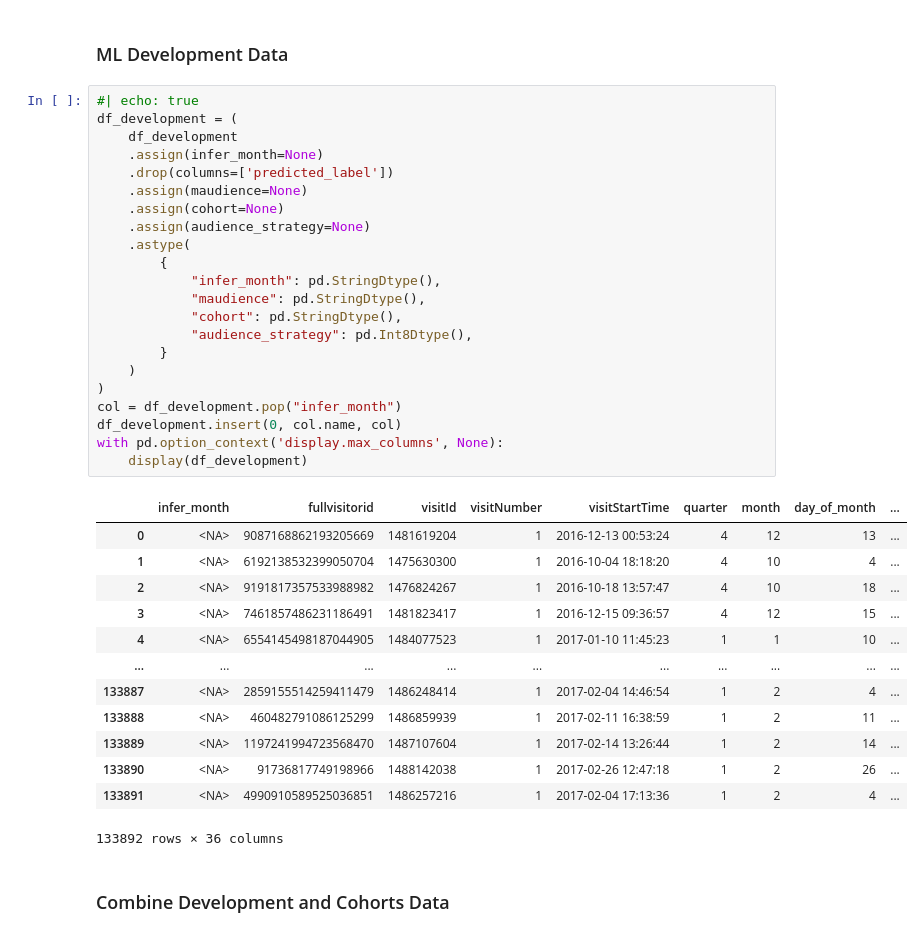
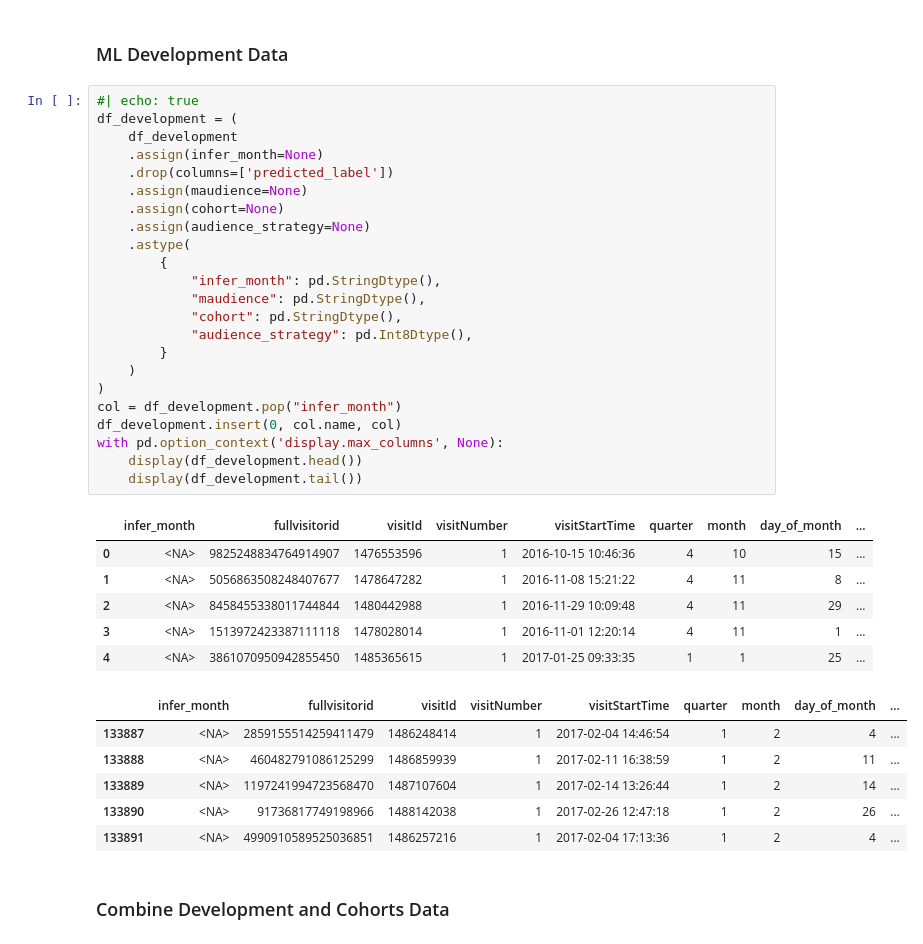
Before and after one commit to elsdes3/market, a Jupyter notebook: notebooks/04-upload/notebooks/09_upload.ipynb, the cells around one changed output. Drawn from its saved outputs; the diff is of its cells as text.

```diff
--- a/notebooks/04-upload/notebooks/09_upload.ipynb
+++ b/notebooks/04-upload/notebooks/09_upload.ipynb
@@ -756,39 +807,39 @@ df_sa_frac.insert(0, col.name, col)
 # %%
 #| echo: true
 df_development = (
     df_development
     .assign(infer_month=None)
     .drop(columns=['predicted_label'])
     .assign(maudience=None)
     .assign(cohort=None)
     .assign(audience_strategy=None)
     .astype(
         {
             "infer_month": pd.StringDtype(),
             "maudience": pd.StringDtype(),
             "cohort": pd.StringDtype(),
             "audience_strategy": pd.Int8Dtype(),
         }
     )
 )
 col = df_development.pop("infer_month")
 df_development.insert(0, col.name, col)
 with pd.option_context('display.max_columns', None):
-    display(df_development)
+    display(df_development.head())
+    display(df_development.tail())
 # %% [output]
 |  | infer_month | fullvisitorid | visitId | visitNumber | visitStartTime | quarter | month | day_of_month | ... |
-| 0 | <NA> | 9087168862193205669 | 1481619204 | 1 | 2016-12-13 00:53:24 | 4 | 12 | 13 | ... |
-| 1 | <NA> | 6192138532399050704 | 1475630300 | 1 | 2016-10-04 18:18:20 | 4 | 10 | 4 | ... |
-| 2 | <NA> | 9191817357533988982 | 1476824267 | 1 | 2016-10-18 13:57:47 | 4 | 10 | 18 | ... |
-| 3 | <NA> | 7461857486231186491 | 1481823417 | 1 | 2016-12-15 09:36:57 | 4 | 12 | 15 | ... |
-| 4 | <NA> | 6554145498187044905 | 1484077523 | 1 | 2017-01-10 11:45:23 | 1 | 1 | 10 | ... |
-| ... | ... | ... | ... | ... | ... | ... | ... | ... | ... |
-| 133887 | <NA> | 2859155514259411479 | 1486248414 | 1 | 2017-02-04 14:46:54 | 1 | 2 | 4 | ... |
-| 133888 | <NA> | 460482791086125299 | 1486859939 | 1 | 2017-02-11 16:38:59 | 1 | 2 | 11 | ... |
-| 133889 | <NA> | 1197241994723568470 | 1487107604 | 1 | 2017-02-14 13:26:44 | 1 | 2 | 14 | ... |
-| 133890 | <NA> | 91736817749198966 | 1488142038 | 1 | 2017-02-26 12:47:18 | 1 | 2 | 26 | ... |
-| 133891 | <NA> | 4990910589525036851 | 1486257216 | 1 | 2017-02-04 17:13:36 | 1 | 2 | 4 | ... |
+| 0 | <NA> | 9825248834764914907 | 1476553596 | 1 | 2016-10-15 10:46:36 | 4 | 10 | 15 | ... |
+| 1 | <NA> | 5056863508248407677 | 1478647282 | 1 | 2016-11-08 15:21:22 | 4 | 11 | 8 | ... |
+| 2 | <NA> | 8458455338011744844 | 1480442988 | 1 | 2016-11-29 10:09:48 | 4 | 11 | 29 | ... |
+| 3 | <NA> | 1513972423387111118 | 1478028014 | 1 | 2016-11-01 12:20:14 | 4 | 11 | 1 | ... |
+| 4 | <NA> | 3861070950942855450 | 1485365615 | 1 | 2017-01-25 09:33:35 | 1 | 1 | 25 | ... |
-133892 rows × 36 columns
+|  | infer_month | fullvisitorid | visitId | visitNumber | visitStartTime | quarter | month | day_of_month | ... |
+| 133887 | <NA> | 2859155514259411479 | 1486248414 | 1 | 2017-02-04 14:46:54 | 1 | 2 | 4 | ... |
+| 133888 | <NA> | 460482791086125299 | 1486859939 | 1 | 2017-02-11 16:38:59 | 1 | 2 | 11 | ... |
+| 133889 | <NA> | 1197241994723568470 | 1487107604 | 1 | 2017-02-14 13:26:44 | 1 | 2 | 14 | ... |
+| 133890 | <NA> | 91736817749198966 | 1488142038 | 1 | 2017-02-26 12:47:18 | 1 | 2 | 26 | ... |
+| 133891 | <NA> | 4990910589525036851 | 1486257216 | 1 | 2017-02-04 17:13:36 | 1 | 2 | 4 | ... |
 # %% [markdown]
 ### Combine Development and Cohorts Data
 # %% [markdown]
```
Also changed, not shown: parts of 19 cells of this notebook, 49 other files.
